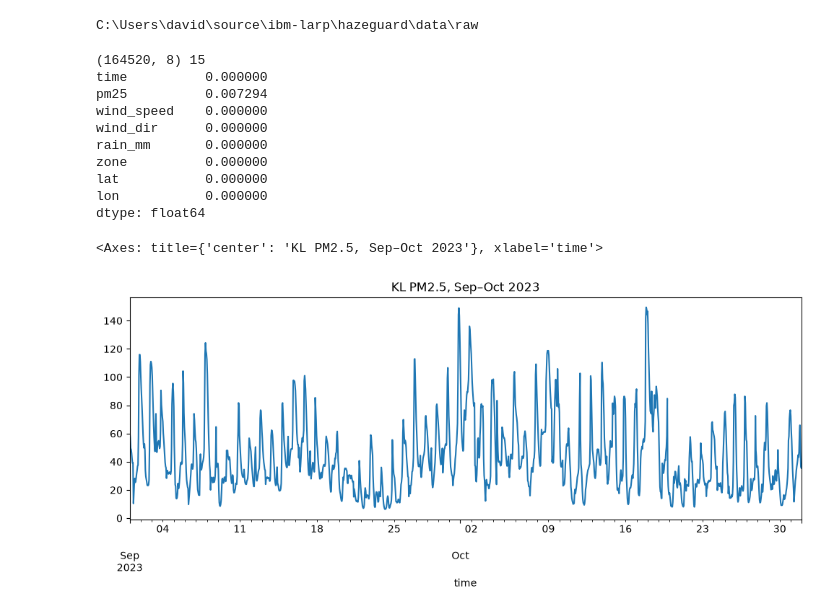
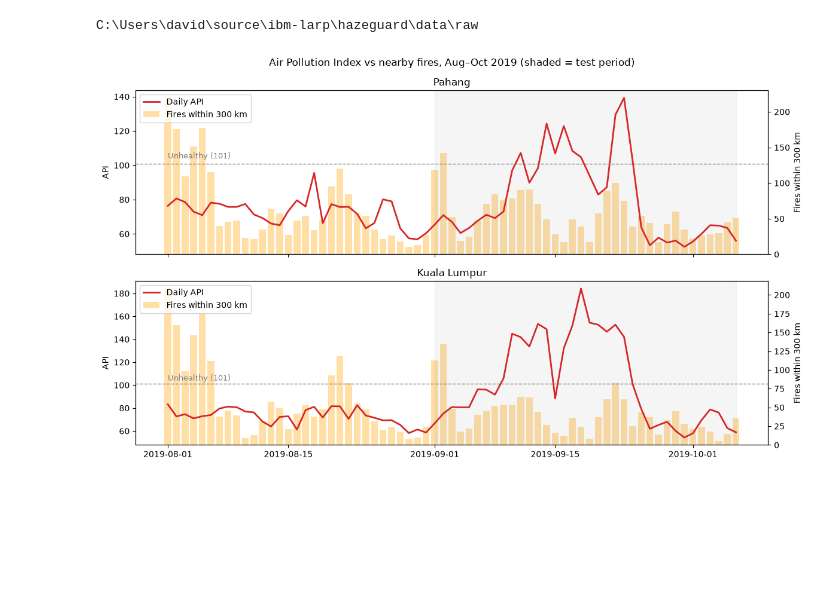
Before and after one commit to SnakeLuck360GT/ibm-larp, a Jupyter notebook: hazeguard/notebooks/david_.ipynb, the cells around one changed output. Saved outputs shown, nothing was run; the diff lists cells and outputs as text; code cells hidden in the pictures; blank space fills up the shorter version.

Commit message:
added figure

```diff
--- a/hazeguard/notebooks/david_.ipynb
+++ b/hazeguard/notebooks/david_.ipynb
@@ -14,24 +14,40 @@ from pipeline.physical.config import RAW_DIR
 print(RAW_DIR)
 # %% [output]
 C:\Users\david\source\ibm-larp\hazeguard\data\raw
-# %%
-df = pd.read_csv(RAW_DIR / "zones_hourly.csv", parse_dates=["time"])
-
-print(df.shape, df["zone"].nunique())       # expect ~11k rows per zone, 15 zones
-print(df.isna().mean())                     # share of missing values per column
-
-kl = df[(df.zone == "Kuala Lumpur") & (df.time >= "2023-09-01")]
-kl.set_index("time")["pm25"].plot(figsize=(12, 4), title="KL PM2.5, Sep–Oct 2023")
-# %% [output]
-(164520, 8) 15
-time          0.000000
-pm25          0.007294
-wind_speed    0.000000
-wind_dir      0.000000
-rain_mm       0.000000
-zone          0.000000
-lat           0.000000
-lon           0.000000
-dtype: float64
-<Axes: title={'center': 'KL PM2.5, Sep–Oct 2023'}, xlabel='time'>
-[figure, removed]
+# %%
+import matplotlib.pyplot as plt
+from pipeline.physical.config import PROCESSED_DIR, UNHEALTHY_API, TEST_START, TEST_END, ROOT
+
+# Daily API per state + your features, Aug to early Oct 2019
+feat = pd.read_csv(PROCESSED_DIR / "features.csv", parse_dates=["date"])
+api = pd.read_csv(PROCESSED_DIR / "api_states.csv", parse_dates=["time"])
+api["date"] = api["time"].dt.floor("D")
+api_daily = api.groupby(["state", "date"])["api"].mean().reset_index()
+
+d = feat.merge(api_daily, on=["state", "date"], how="left")
+d = d[(d.date >= "2019-08-01") & (d.date <= "2019-10-06")]
+
+states = ["Pahang", "Kuala Lumpur"]          # strong local-fire state vs urban state
+fig, axes = plt.subplots(len(states), 1, figsize=(12, 7), sharex=True)
+
+for ax, s in zip(axes, states):
+    x = d[d.state == s]
+    ax2 = ax.twinx()                                           # second y-axis for fire counts
+    ax2.bar(x.date, x.fires_300km, color="orange", alpha=0.35, label="Fires within 300 km")
+    ax.plot(x.date, x.api, color="tab:red", lw=2, label="Daily API")
+    ax.axhline(UNHEALTHY_API, ls="--", color="grey", lw=1)
+    ax.text(x.date.iloc[0], UNHEALTHY_API + 3, "Unhealthy (101)", color="grey", fontsize=9)
+    ax.axvspan(pd.Timestamp(TEST_START), pd.Timestamp(TEST_END), color="grey", alpha=0.08)
+
+    ax.set_zorder(ax2.get_zorder() + 1); ax.patch.set_visible(False)   # API line drawn over bars
+    ax.set_title(s); ax.set_ylabel("API"); ax2.set_ylabel("Fires within 300 km")
+    h1, l1 = ax.get_legend_handles_labels(); h2, l2 = ax2.get_legend_handles_labels()
+    ax.legend(h1 + h2, l1 + l2, loc="upper left")
+
+fig.suptitle("Air Pollution Index vs nearby fires, Aug–Oct 2019 (shaded = test period)")
+fig.tight_layout()
+
+out = ROOT / "figures"; out.mkdir(exist_ok=True)
+fig.savefig(out / "api_vs_fires_2019.png", dpi=150)
+# %% [output]
+[figure, added]
```
Also changed, not shown: 3 other files.
